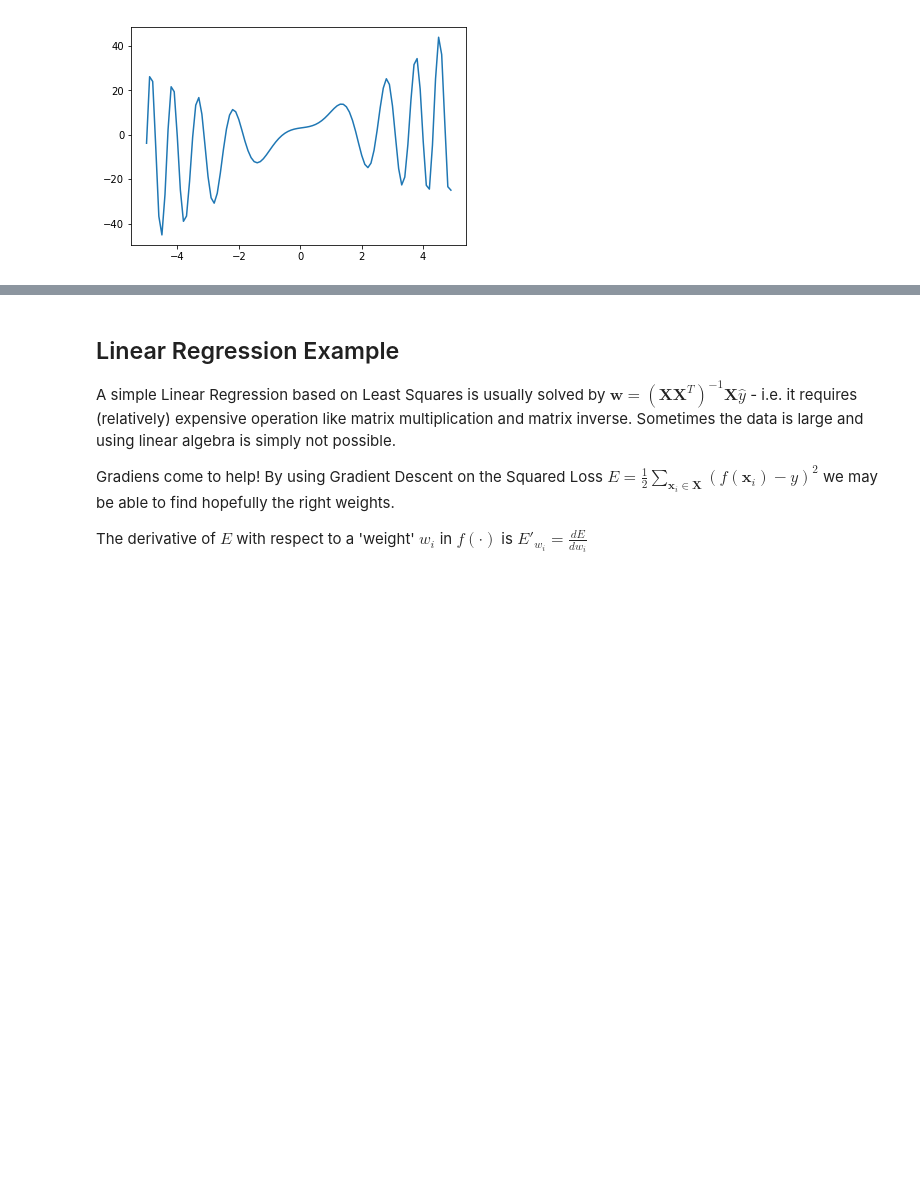
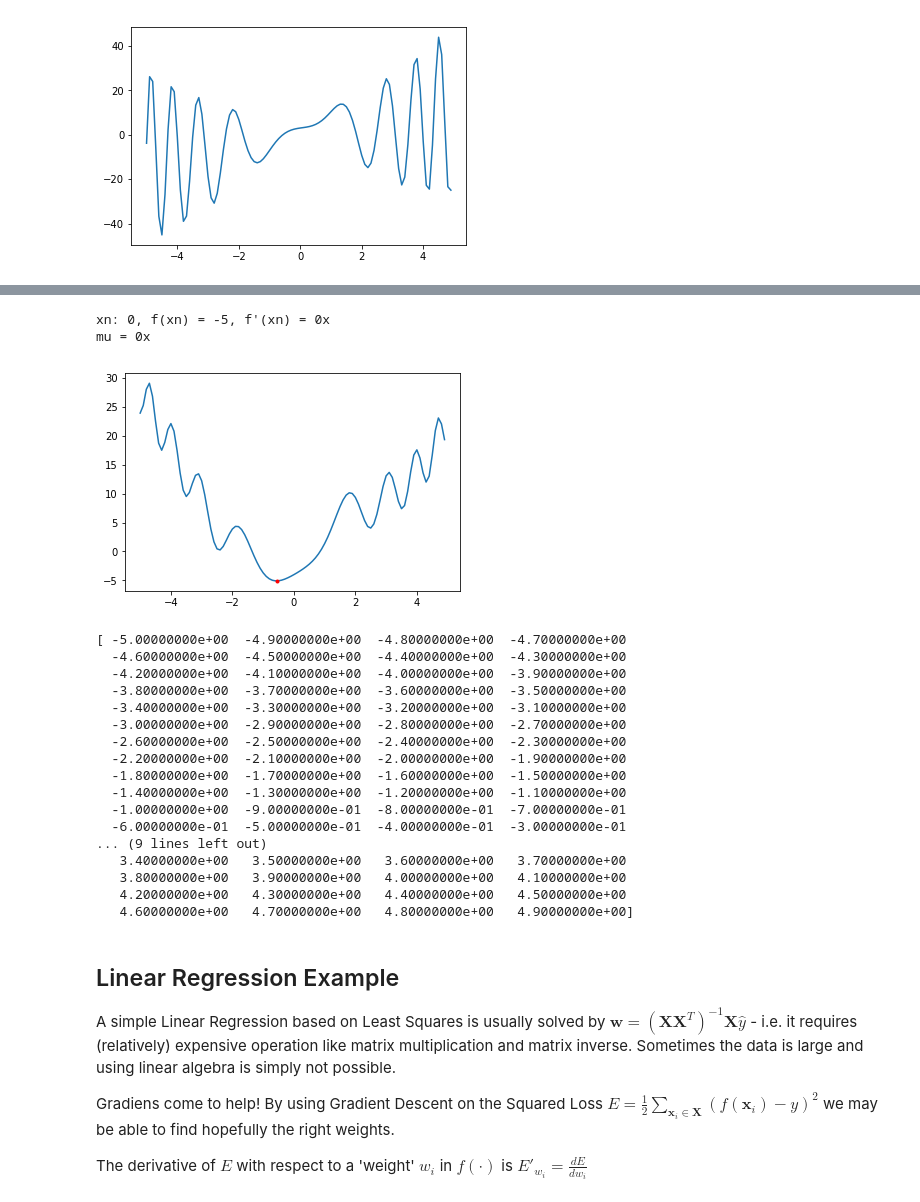
Before and after one commit to burkovae/notebook-collection, a Jupyter notebook: Gradients.ipynb, the cells around one changed output, grey strips where cells are left out. Saved outputs shown, nothing was run; the diff lists cells and outputs as text; code cells hidden in the pictures; blank space fills up the shorter version.

```diff
--- a/Gradients.ipynb
+++ b/Gradients.ipynb
@@ -36,3 +53,33 @@ Now, we look for an $x$ for which $f'(x) = 0$. Seems like a difficult function t
+# %%
+mu = 0.9*mu
+xn = xn - mu * numerical_derivative(xn, any_function)
+
+print 'xn: %d, f(xn) = %d, f\'(xn) = %dx' % (xn, any_function(xn), numerical_derivative(xn, any_function))
+print 'mu = %dx' % (mu)
+plt.plot(x,y)
+plt.plot(xn, any_function(xn), '.r')
+plt.show()
+# %% [output]
+xn: 0, f(xn) = -5, f'(xn) = 0x
+mu = 0x
+[figure, added]
+[ -5.00000000e+00  -4.90000000e+00  -4.80000000e+00  -4.70000000e+00
+  -4.60000000e+00  -4.50000000e+00  -4.40000000e+00  -4.30000000e+00
+  -4.20000000e+00  -4.10000000e+00  -4.00000000e+00  -3.90000000e+00
+  -3.80000000e+00  -3.70000000e+00  -3.60000000e+00  -3.50000000e+00
+  -3.40000000e+00  -3.30000000e+00  -3.20000000e+00  -3.10000000e+00
+  -3.00000000e+00  -2.90000000e+00  -2.80000000e+00  -2.70000000e+00
+  -2.60000000e+00  -2.50000000e+00  -2.40000000e+00  -2.30000000e+00
+  -2.20000000e+00  -2.10000000e+00  -2.00000000e+00  -1.90000000e+00
+  -1.80000000e+00  -1.70000000e+00  -1.60000000e+00  -1.50000000e+00
+  -1.40000000e+00  -1.30000000e+00  -1.20000000e+00  -1.10000000e+00
+  -1.00000000e+00  -9.00000000e-01  -8.00000000e-01  -7.00000000e-01
+  -6.00000000e-01  -5.00000000e-01  -4.00000000e-01  -3.00000000e-01
+... (9 lines left out)
+   3.40000000e+00   3.50000000e+00   3.60000000e+00   3.70000000e+00
+   3.80000000e+00   3.90000000e+00   4.00000000e+00   4.10000000e+00
+   4.20000000e+00   4.30000000e+00   4.40000000e+00   4.50000000e+00
+   4.60000000e+00   4.70000000e+00   4.80000000e+00   4.90000000e+00]
 # %% [markdown]
 ## Linear Regression Example
 
```
Also changed, not shown: parts of 5 cells of this notebook.
